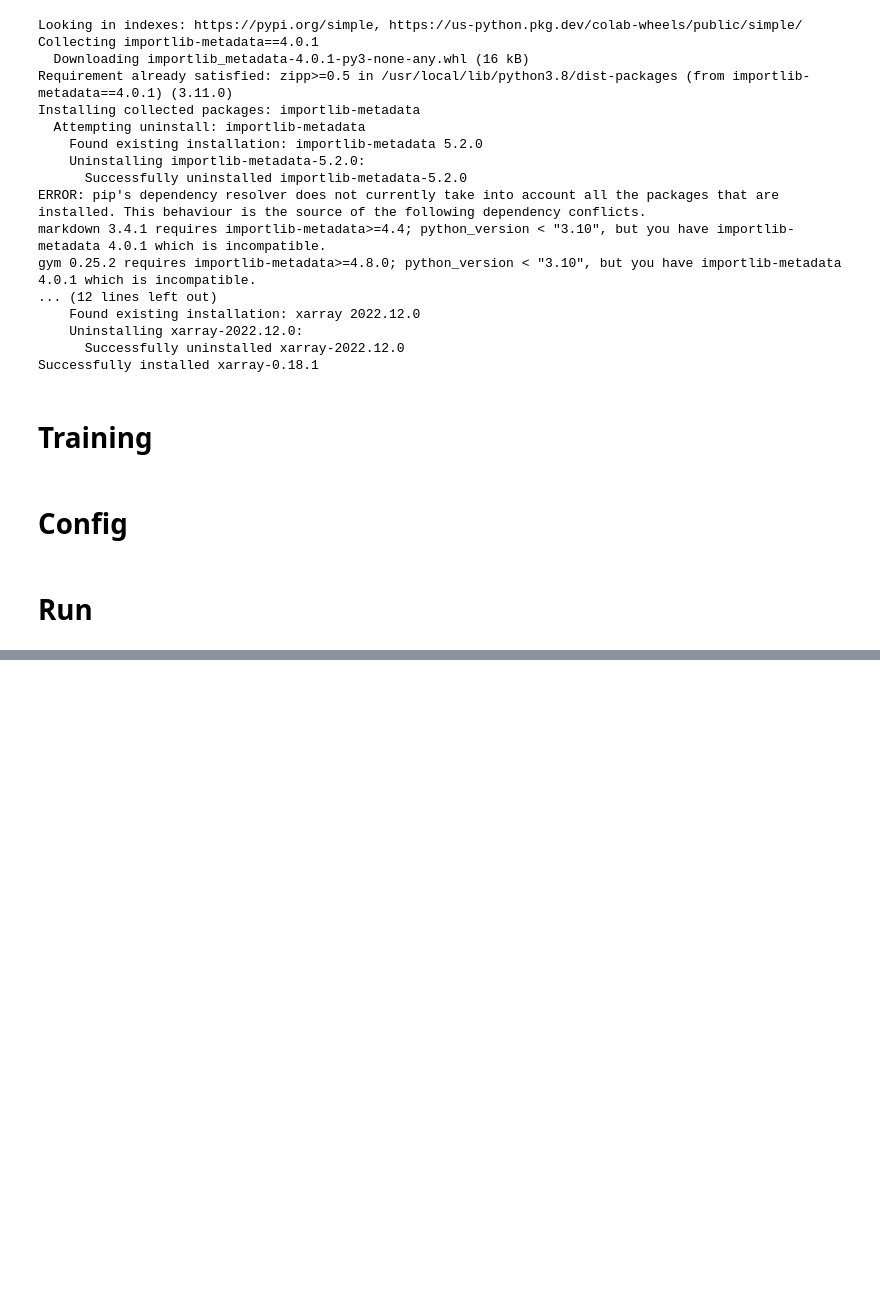
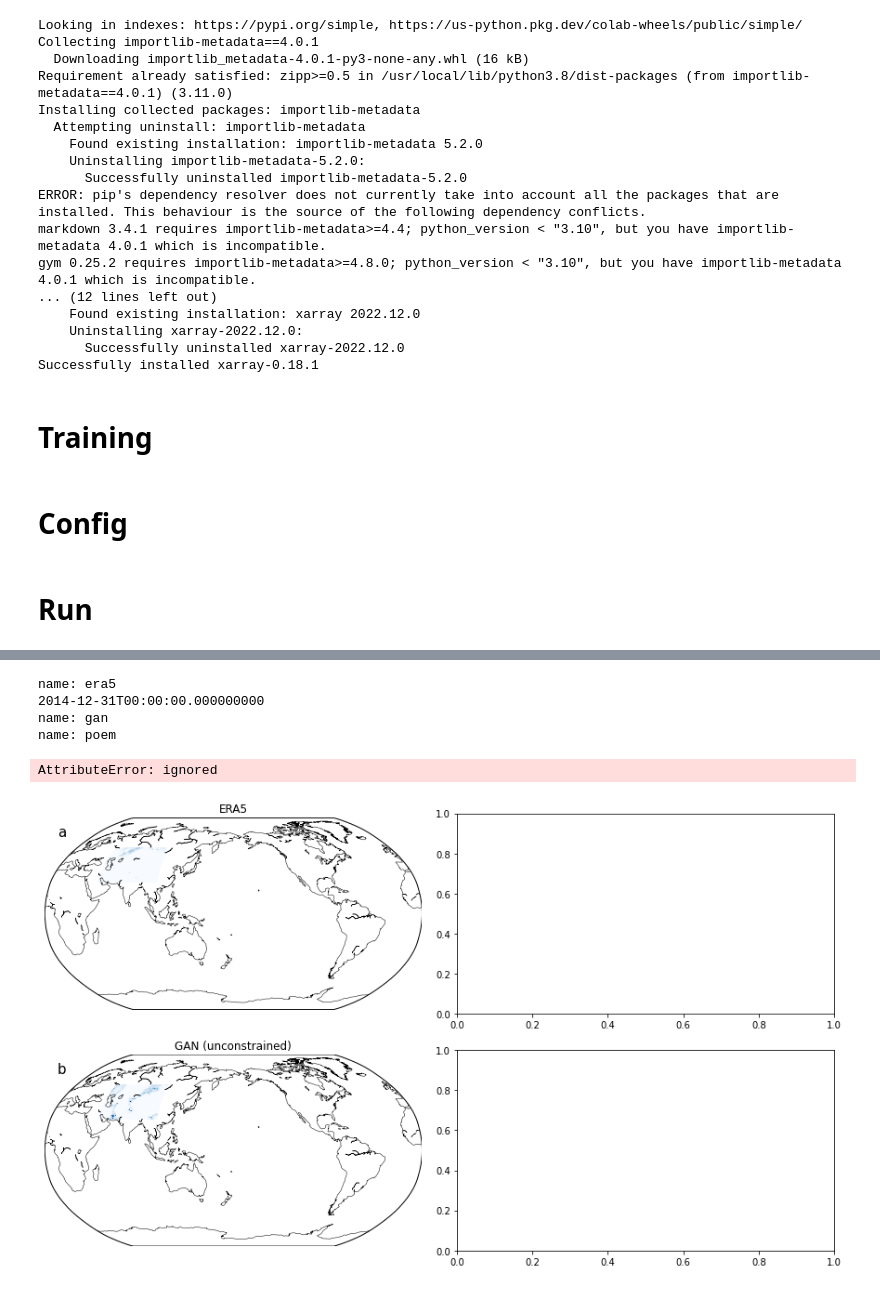
Before and after one commit to aim56009/Bias_GAN, a Jupyter notebook: data/run_notebook.ipynb, the cells around one changed output, grey strips where cells are left out. Cells and saved outputs as stored; diff of their text form; code cells hidden in the pictures; blank space fills up the shorter version.

```diff
--- a/data/run_notebook.ipynb
+++ b/data/run_notebook.ipynb
@@ -206,0 +829,5 @@ CycleGAN(
+# %%
+checkpoint_path = "/content/gdrive/MyDrive/bias_gan/results/2023_01_05_12h_30m_56s/last.ckpt"
+config_path = "/content/gdrive/MyDrive/bias_gan/results/2023_01_05_12h_30m_56s/config_model_version.json"
+
+data = EvaluateCheckpoints(checkpoint_path=checkpoint_path, config_path=config_path, save_model=False)
@@ -206,0 +836,2 @@ CycleGAN(
+# %%
+data.run()
@@ -206,0 +873,11 @@ CycleGAN(
+# %%
+test_data = data.get_test_data()
+# %%
+PlotAnalysis(test_data).single_frames()
+# %% [output]
+name: era5
+2014-12-31T00:00:00.000000000
+name: gan
+name: poem
+AttributeError: ignored
+[figure, added]
```
Also changed, not shown: parts of 19 cells of this notebook.
